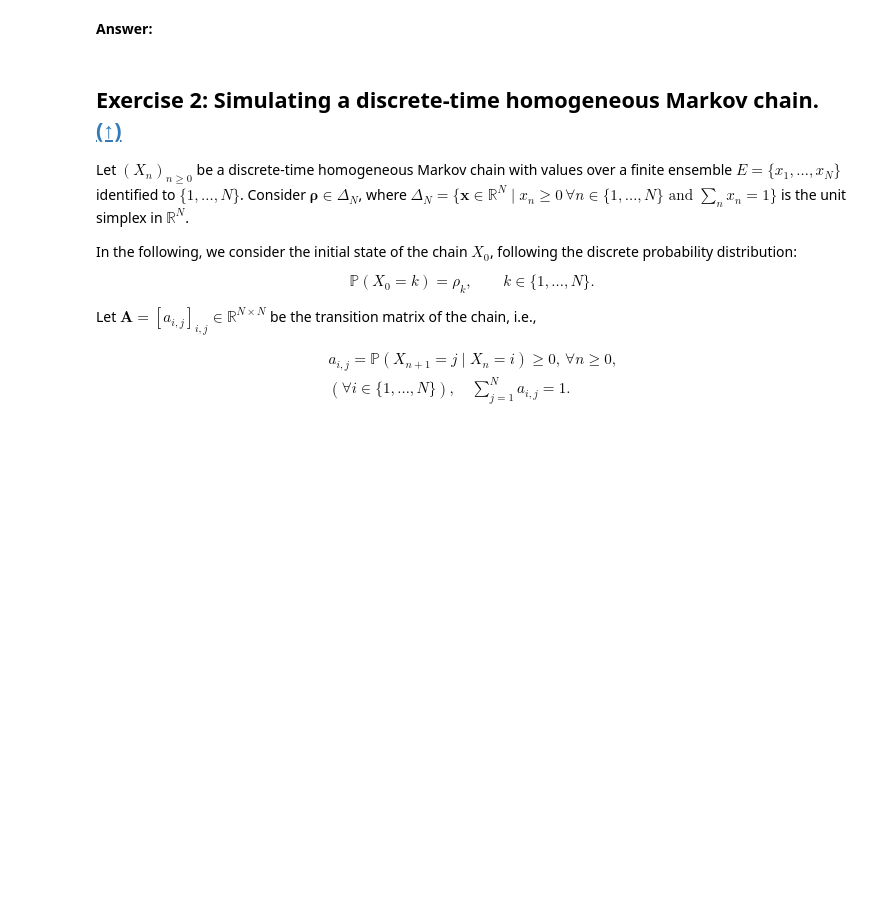
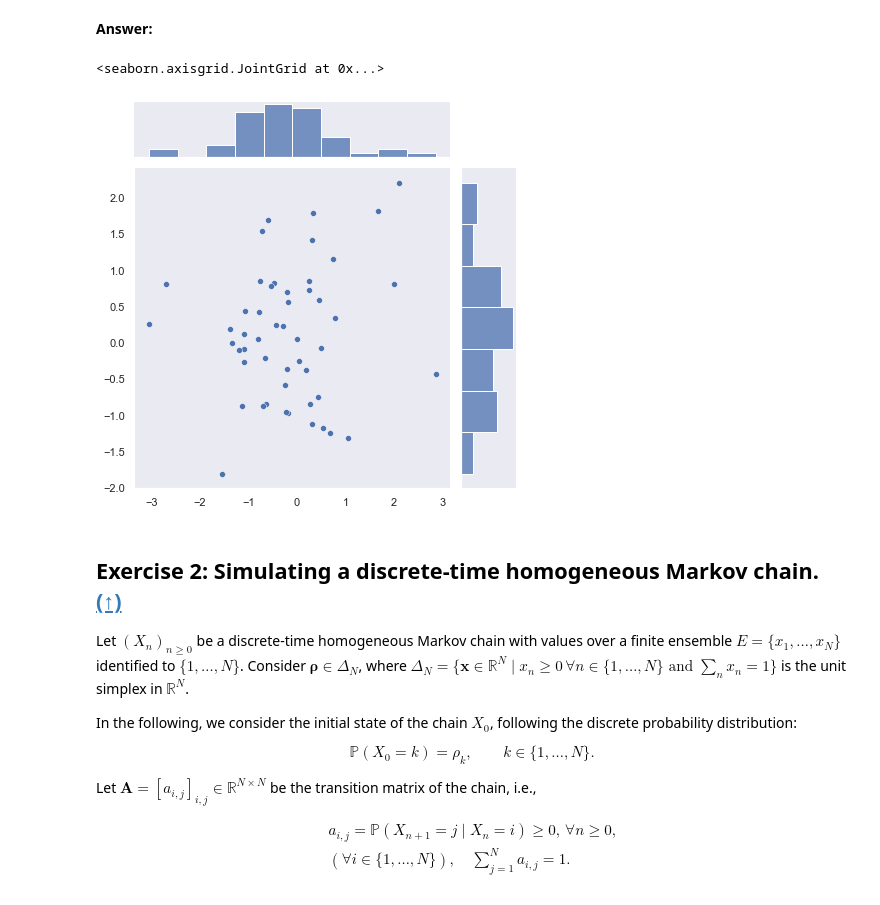
Before and after one commit to heez77/python_sdia, a Jupyter notebook: Labs/Lab5/lab5.ipynb, the cells around one changed output. Saved outputs shown, nothing was run; the diff lists cells and outputs as text; code cells hidden in the pictures; blank space fills up the shorter version.

```diff
--- a/Labs/Lab5/lab5.ipynb
+++ b/Labs/Lab5/lab5.ipynb
@@ -63,19 +65,14 @@ f.tight_layout()
 # %%
 sns.set(style="dark")
 rng = np.random.default_rng(50)
 
-# Set up the matplotlib figure
-f, axes = plt.subplots(3, 3, figsize=(9, 9), sharex=True, sharey=True)
-
-# Rotate the starting point around the cubehelix hue circle
-for ax, s in zip(axes.flat, np.linspace(0, 3, 10)):
-
-    # Generate and plot a random bivariate dataset
-    x, y = rng.normal(size=(2, 50))
-    sns.jointplot(x=x, y=y, cmap=cmap)
-    ax.set(xlim=(-3, 3), ylim=(-3, 3))
-
-f.tight_layout()
+cmap = sns.cubehelix_palette(start=0, light=1, as_cmap=True)
+# Generate and plot a random bivariate dataset
+x, y = rng.normal(size=(2, 50))
+sns.jointplot(x=x, y=y, cmap=cmap)
+# %% [output]
+<seaborn.axisgrid.JointGrid at 0x...>
+[figure, added]
 # %% [markdown]
 ## <a name="ex2">Exercise 2: Simulating a discrete-time homogeneous Markov chain.</a> [(&#8593;)](#content)
 
```
Also changed, not shown: parts of 6 cells of this notebook.
